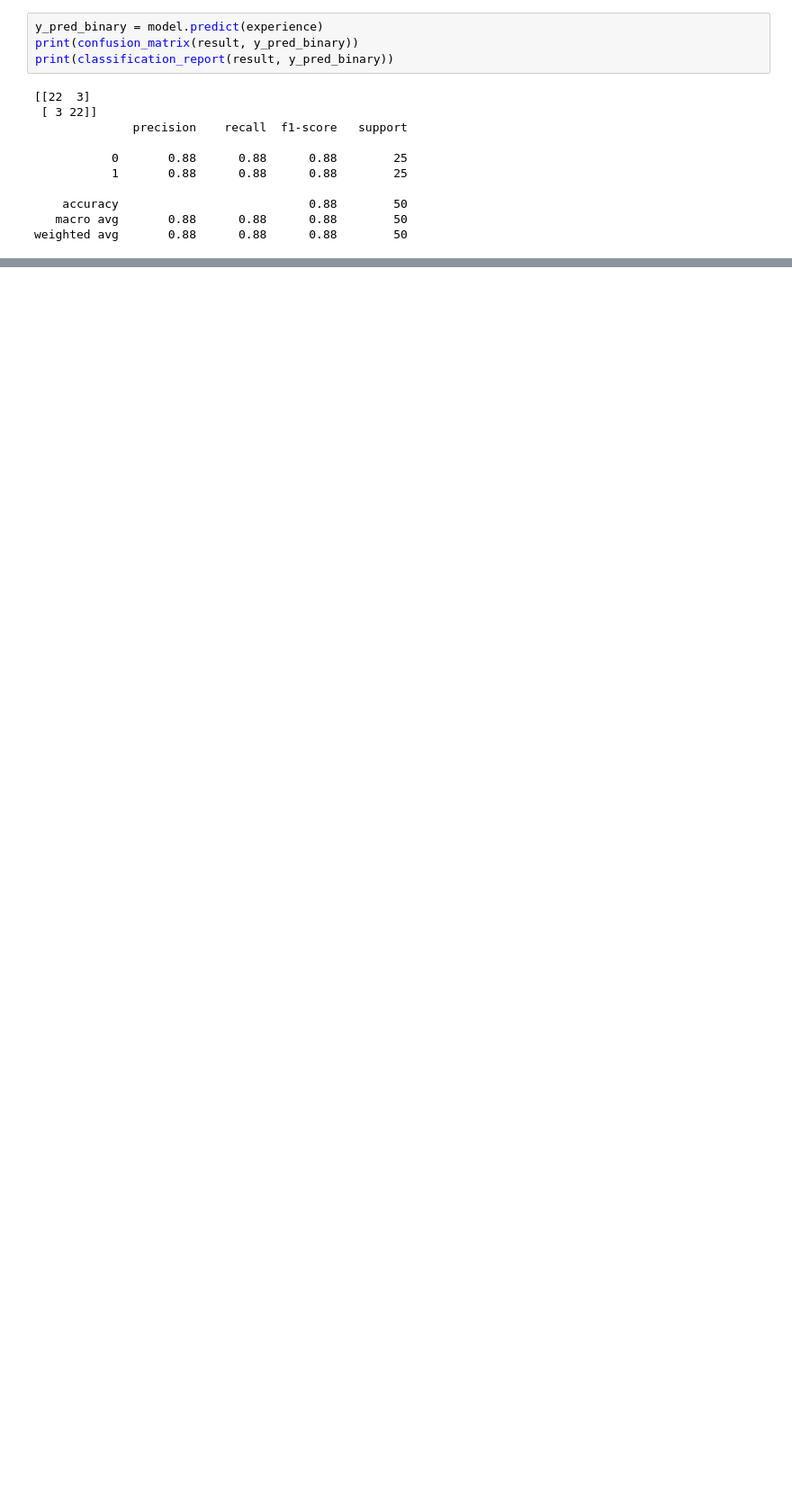
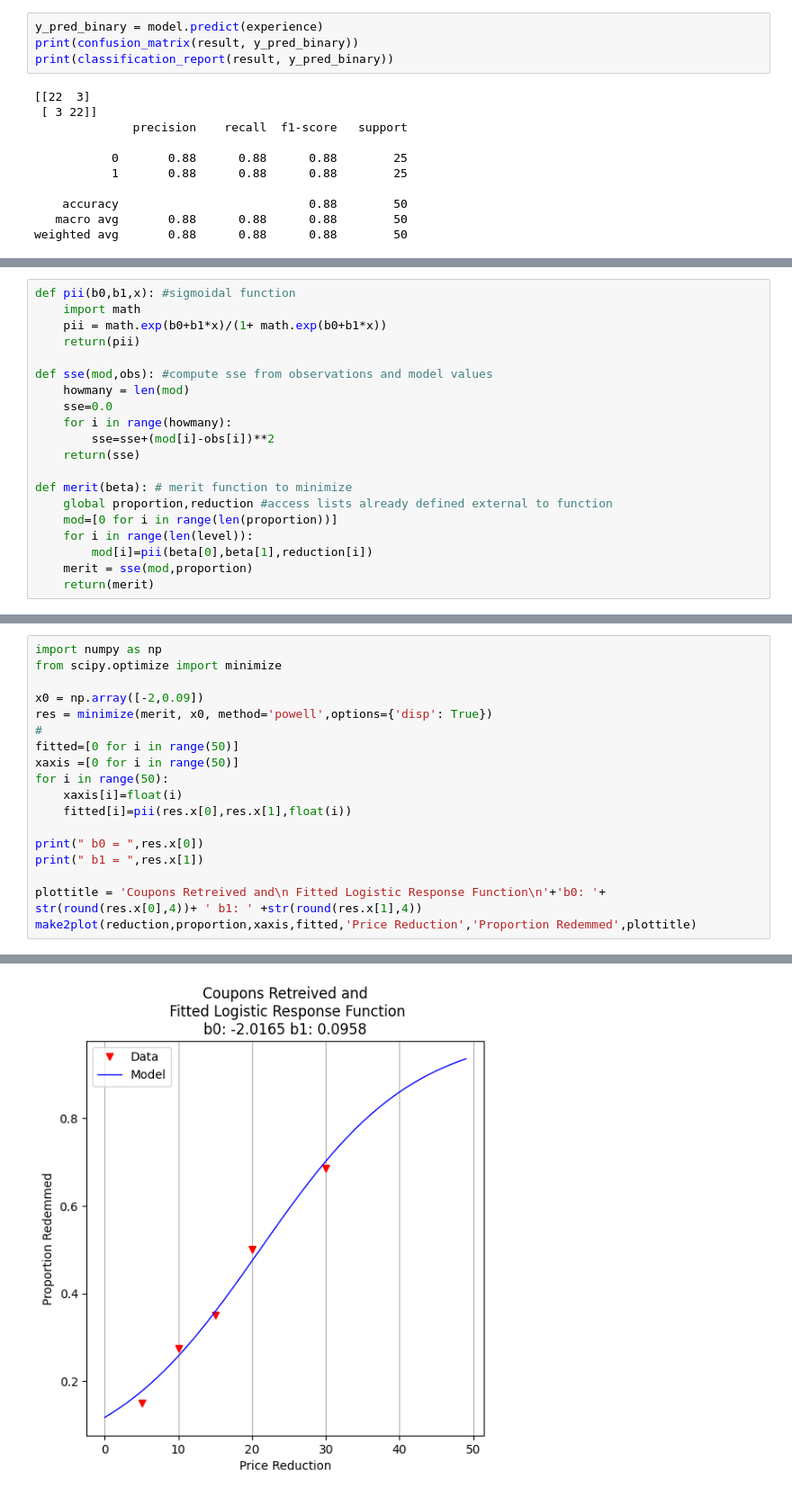
Before and after one commit to dustykat/ce-5319-webroot, a Jupyter notebook: MLBE4CE/_build/html/_sources/chapters/06-logisticregression/logisticregression.ipynb, the cells around one changed output, grey strips where cells are left out. Shown at 90% size. Drawn from its saved outputs; the diff is of its cells as text; blank space fills up the shorter version.

Commit message:
finisg logistic

```diff
--- a/MLBE4CE/_build/html/_sources/chapters/06-logisticregression/logisticregression.ipynb
+++ b/MLBE4CE/_build/html/_sources/chapters/06-logisticregression/logisticregression.ipynb
@@ -545,0 +641,20 @@ weighted avg       0.88      0.88      0.88        50
+# %%
+def pii(b0,b1,x): #sigmoidal function
+    import math
+    pii = math.exp(b0+b1*x)/(1+ math.exp(b0+b1*x))
+    return(pii)
+
+def sse(mod,obs): #compute sse from observations and model values
+    howmany = len(mod)
+    sse=0.0
+    for i in range(howmany):
+        sse=sse+(mod[i]-obs[i])**2
+    return(sse)
+
+def merit(beta): # merit function to minimize
+    global proportion,reduction #access lists already defined external to function
+    mod=[0 for i in range(len(proportion))]
+    for i in range(len(level)):
+        mod[i]=pii(beta[0],beta[1],reduction[i])
+    merit = sse(mod,proportion)
+    return(merit)
@@ -545,0 +670,19 @@ weighted avg       0.88      0.88      0.88        50
+# %%
+import numpy as np
+from scipy.optimize import minimize
+
+x0 = np.array([-2,0.09])
+res = minimize(merit, x0, method='powell',options={'disp': True})
+#
+fitted=[0 for i in range(50)]
+xaxis =[0 for i in range(50)]
+for i in range(50):
+    xaxis[i]=float(i)
+    fitted[i]=pii(res.x[0],res.x[1],float(i))
+
+print(" b0 = ",res.x[0])
+print(" b1 = ",res.x[1])
+
+plottitle = 'Coupons Retreived and\n Fitted Logistic Response Function\n'+'b0: '+ str(round(res.x[0],4))+ ' b1: ' +str(round(res.x[1],4))
+make2plot(reduction,proportion,xaxis,fitted,'Price Reduction','Proportion Redemmed',plottitle)
+# %% [output]
@@ -545,0 +695 @@ weighted avg       0.88      0.88      0.88        50
+[figure, added]
```
Also changed, not shown: parts of 110 cells of this notebook, 48 other files.
